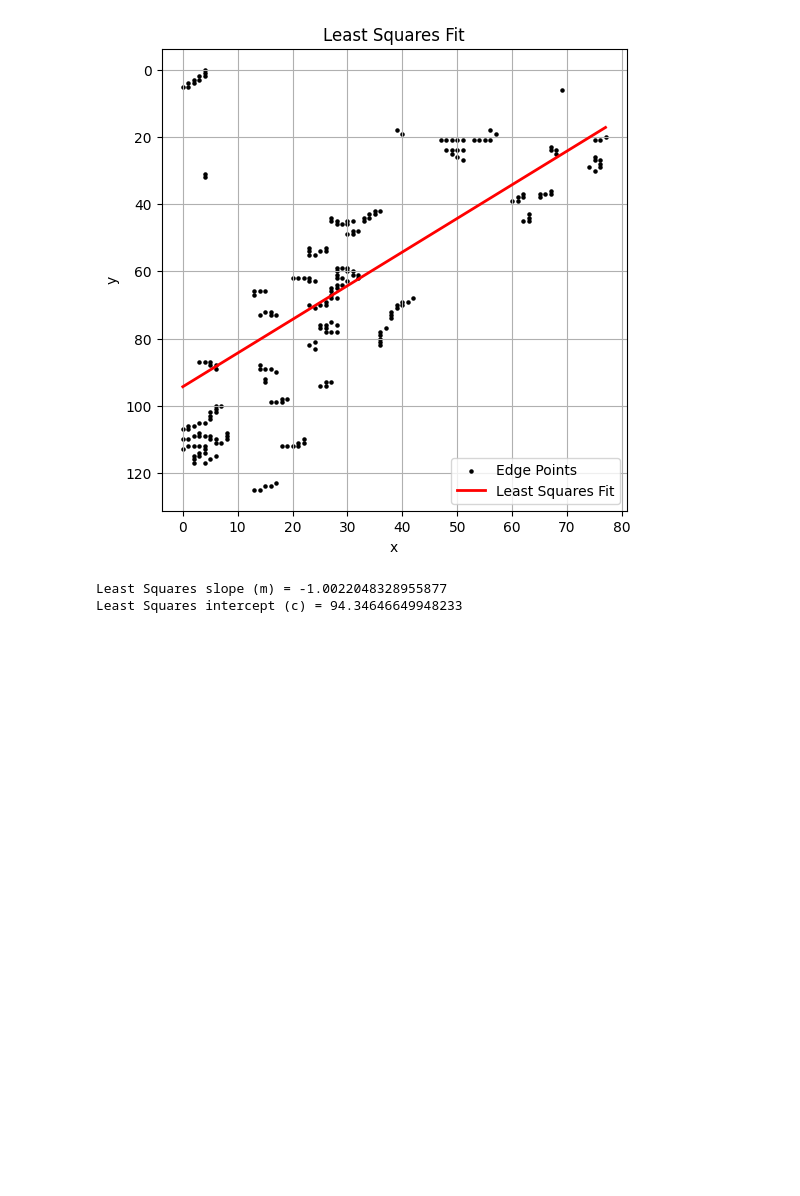
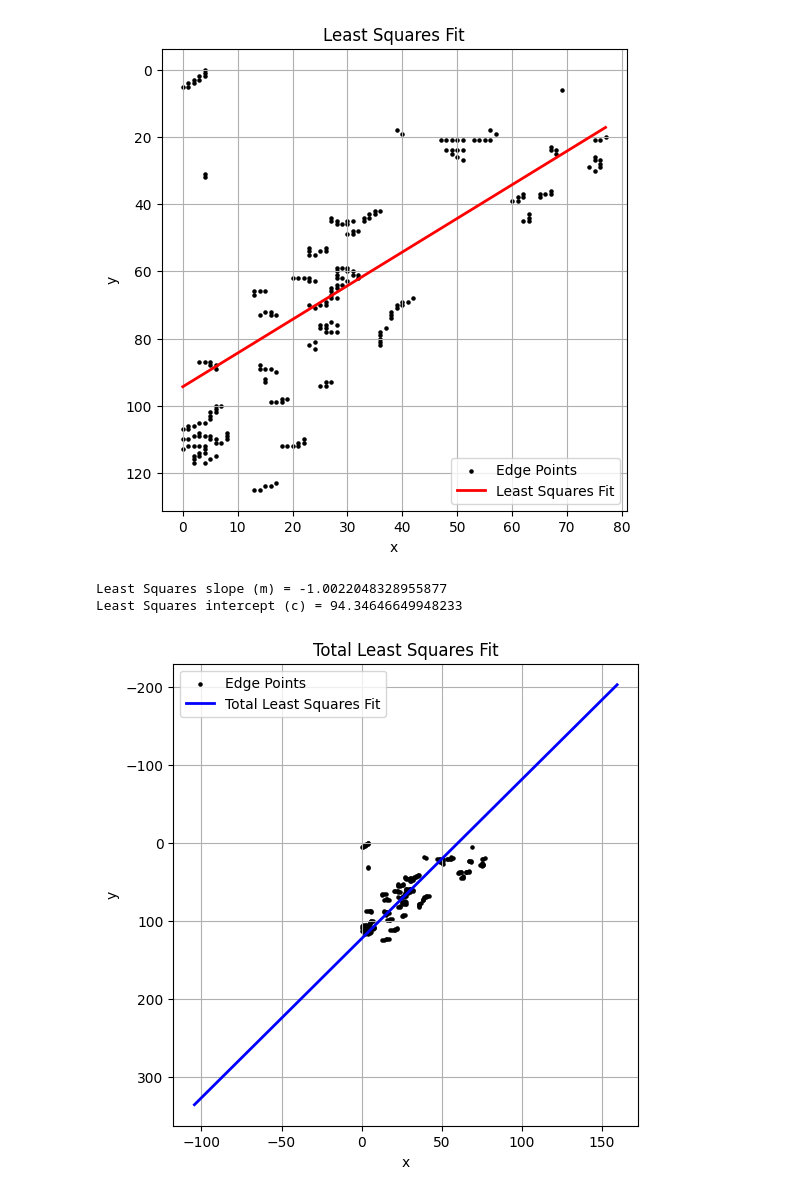
Before and after one commit to basithar/Assignment-02-0142, a Jupyter notebook: Assignment-02-0142.ipynb, the cells around one changed output. Cells and saved outputs as stored; diff of their text form; code cells hidden in the pictures; blank space fills up the shorter version.

```diff
--- a/Assignment-02-0142.ipynb
+++ b/Assignment-02-0142.ipynb
@@ -67,3 +67,52 @@ print("Least Squares intercept (c) =", c_lsf)
 [figure]
 Least Squares slope (m) = -1.0022048328955877
 Least Squares intercept (c) = 94.34646649948233
+# %%
+#Q6
+import numpy as np
+import matplotlib.pyplot as plt
+
+# 1. Prepare the data
+# Assuming 'x' and 'y' are already defined from your edge detection
+# If not, ensure 'indices = np.where(edges != 0)' is run first
+points = np.column_stack((x, y))
+mean = np.mean(points, axis=0)
+centered = points - mean
+
+# 2. Covariance matrix & Eigen decomposition
+cov = np.cov(centered.T)
+eigenvalues, eigenvectors = np.linalg.eig(cov)
+
+# 3. Find the direction of the largest eigenvalue
+# This represents the principal component (the line of best fit)
+direction = eigenvectors[:, np.argmax(eigenvalues)]
+dx, dy = direction[0], direction[1]
+
+# 4. Create the TLS line coordinates
+# t defines the length of the line in both directions from the mean
+t = np.linspace(-300, 300, 500)
+x_tls = mean[0] + t * dx
+y_tls = mean[1] + t * dy
+
+# 5. Plotting
+plt.figure(figsize=(6, 6))
+
+# Scatter plot of the original edge points
+plt.scatter(x, y, s=5, c='black', label='Edge Points')
+
+# Total Least Squares Fit line
+plt.plot(x_tls, y_tls, 'b', linewidth=2, label='Total Least Squares Fit')
+
+# Formatting the plot
+plt.title('Total Least Squares Fit')
+plt.xlabel('x')
+plt.ylabel('y')
+
+# Invert Y-axis because image coordinates (0,0) start at the top-left
+plt.gca().invert_yaxis()
+
+plt.legend()
+plt.grid(True)
+plt.show()
+# %% [output]
+[figure, added]
```
